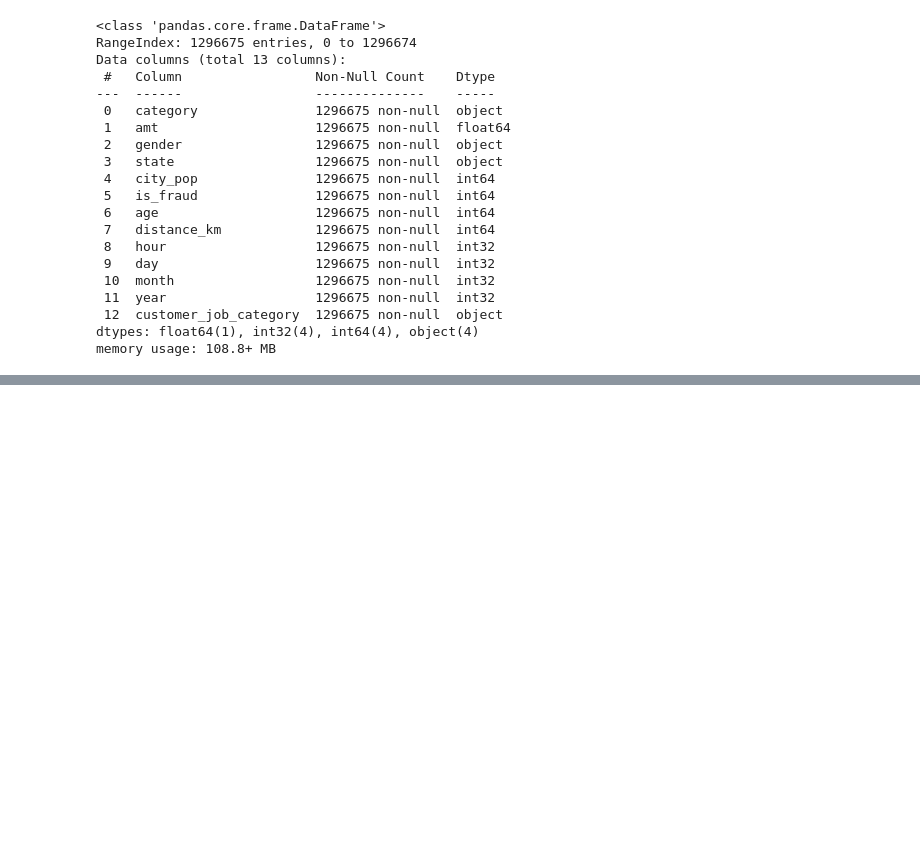
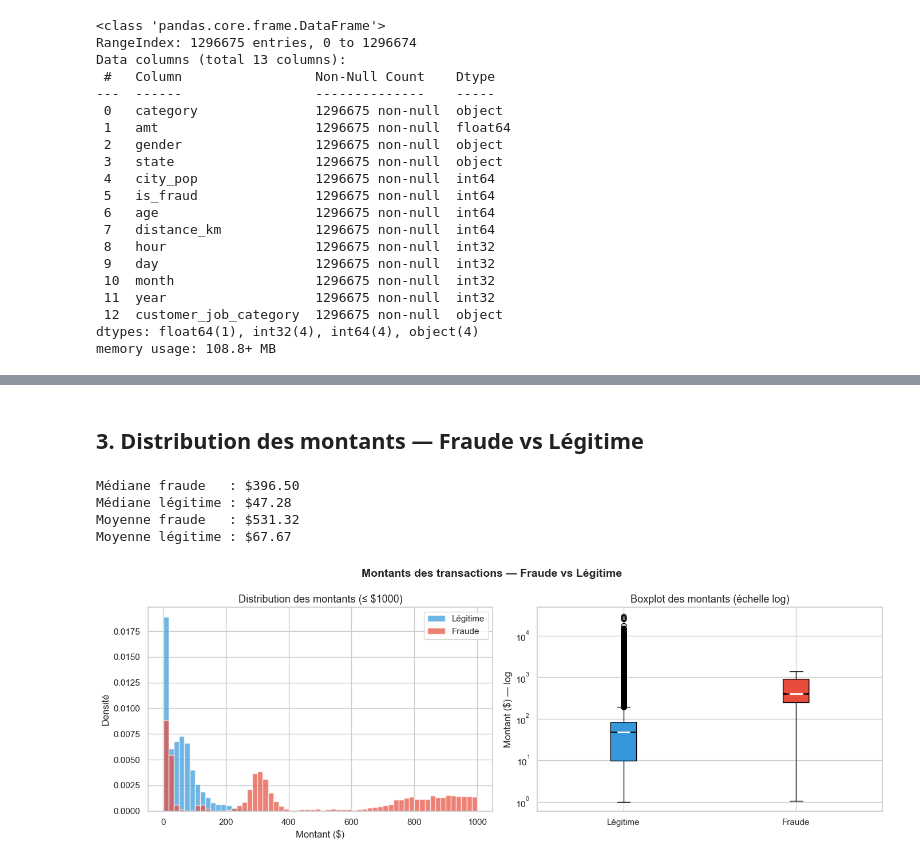
Before and after one commit to Quentin-qha/jedha-lead, a Jupyter notebook: 04_fraud_detection/exploration/eda_csv.ipynb, the cells around one changed output, grey strips where cells are left out. Cells and saved outputs as stored; diff of their text form; code cells hidden in the pictures; blank space fills up the shorter version.

```diff
--- a/04_fraud_detection/exploration/eda_csv.ipynb
+++ b/04_fraud_detection/exploration/eda_csv.ipynb
@@ -360,0 +440,44 @@ memory usage: 108.8+ MB
+# %% [markdown]
+## 3. Distribution des montants — Fraude vs Légitime
+# %%
+fraud    = df_clean[df_clean["is_fraud"] == 1]["amt"]
+legit    = df_clean[df_clean["is_fraud"] == 0]["amt"]
+
+fig, axes = plt.subplots(1, 2, figsize=(14, 5))
+
+# Histogramme (cap à 1000$ pour la lisibilité)
+cap = 1000
+axes[0].hist(legit[legit <= cap], bins=60, color=NOFRAUD_COLOR, alpha=0.7, label="Légitime", density=True)
+axes[0].hist(fraud[fraud <= cap], bins=60, color=FRAUD_COLOR,   alpha=0.7, label="Fraude",   density=True)
+axes[0].set_title(f"Distribution des montants (≤ ${cap})", fontsize=13)
+axes[0].set_xlabel("Montant ($)")
+axes[0].set_ylabel("Densité")
+axes[0].legend()
+
+# Boxplot comparatif (log scale)
+data_box = [legit, fraud]
+bp = axes[1].boxplot(data_box, patch_artist=True, notch=True,
+                     medianprops={"color": "white", "linewidth": 2})
+bp["boxes"][0].set_facecolor(NOFRAUD_COLOR)
+bp["boxes"][1].set_facecolor(FRAUD_COLOR)
+axes[1].set_yscale("log")
+axes[1].set_xticks([1, 2])
+axes[1].set_xticklabels(["Légitime", "Fraude"])
+axes[1].set_title("Boxplot des montants (échelle log)", fontsize=13)
+axes[1].set_ylabel("Montant ($) — log")
+
+medians = [fraud.median(), legit.median()]
+print(f"Médiane fraude   : ${fraud.median():.2f}")
+print(f"Médiane légitime : ${legit.median():.2f}")
+print(f"Moyenne fraude   : ${fraud.mean():.2f}")
+print(f"Moyenne légitime : ${legit.mean():.2f}")
+
+plt.suptitle("Montants des transactions — Fraude vs Légitime", fontsize=14, fontweight="bold")
+plt.tight_layout()
+plt.show()
+# %% [output]
+Médiane fraude   : $396.50
+Médiane légitime : $47.28
+Moyenne fraude   : $531.32
+Moyenne légitime : $67.67
+[figure, added]
```
Also changed, not shown: parts of 18 cells of this notebook, 25 other files.
